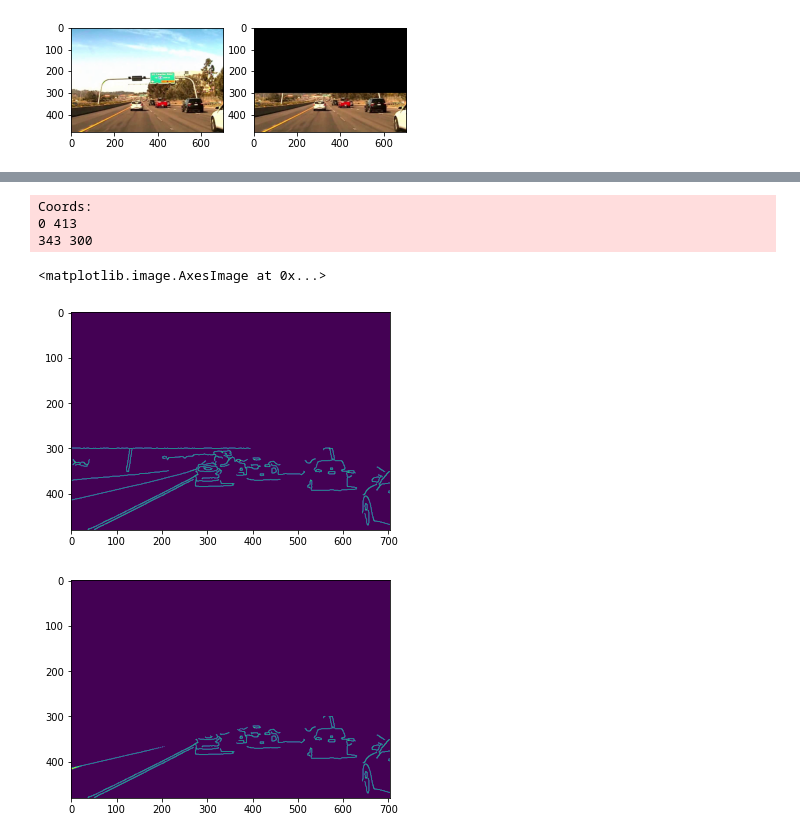
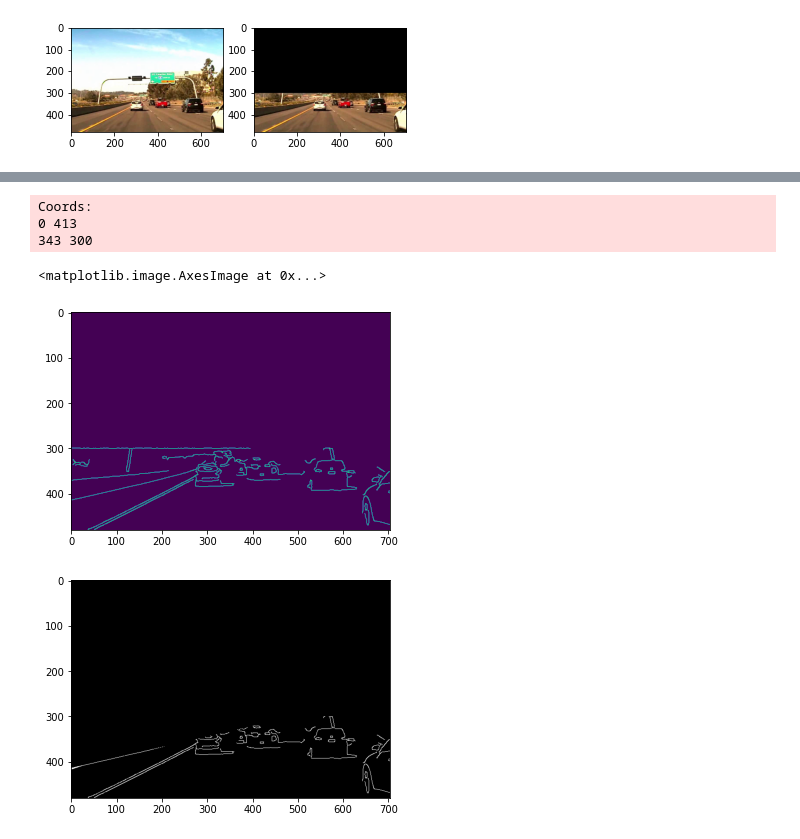
Before and after one commit to marios-stam/ROI_autonomous_cars, a Jupyter notebook: Untitled.ipynb, the cells around one changed output, grey strips where cells are left out. Saved outputs shown, nothing was run; the diff lists cells and outputs as text; code cells hidden in the pictures.

```diff
--- a/Untitled.ipynb
+++ b/Untitled.ipynb
@@ -221,6 +221,9 @@ def getMaskHighestSobel2(img,print_details):
 
 getMaskHighestSobel2.prev_threshold=0
 getMaskHighestSobel2.counter=0
+# %%
+GAUSSIAN_NOISE=1
+SALT_PEPPER_NOISE=1
 # %%
 frames=[]
 plt.figure()
@@ -233,7 +236,21 @@ while vidcap.isOpened():
         break
 
     img_color,img_gray=preProcessImg(image)
-    print_details=True if (count==100 or count in range(140,150)) else False
+
+
+    if (SALT_PEPPER_NOISE):
+        img_gray=addSaltPepperNoise(img_gray)
+
+    if (GAUSSIAN_NOISE):
+        img_gray=addGaussianNoise(img_gray)
+
+    if (SALT_PEPPER_NOISE):
+        img_gray=median_filter(img_gray)
+
+    if (GAUSSIAN_NOISE):
+        img_gray=moving_avg_filter(img_gray)
+
+    # print_details=True if (count==100 or count in range(140,150)) else False
     print_details=False
     mask=getMaskHighestSobel2(img_gray,print_details)
     masked_img=apply_mask(img_color,mask)
@@ -246,7 +263,7 @@ while vidcap.isOpened():
 
 #write video
 r,c=img_gray.shape
-write_video(frames,r,c)
+write_video(frames,r,c,name="with noise")
 # %% [output]
 300
 299
@@ -290,8 +307,8 @@ def find_lanes(img):
     min_line_length = 100  # minimum number of pixels making up a line
     max_line_gap = 10  # maximum gap in pixels between connectable line segments
     line_image = np.ones((gray.shape[0],gray.shape[1]) )  # creating a blank to draw lines on
-    plt.figure()
-    plt.imshow(edges)
+    # plt.figure()
+    # plt.imshow(edges)
     # Run Hough on edge detected image
     # Output "lines" is an array containing endpoints of detected line segments
     lines = cv2.HoughLinesP(edges, rho, theta, threshold, np.array([]),
@@ -339,12 +395,12 @@ def find_lanes(img):
 # %%
 line_mask,mlkia=find_lanes(frames[0])
 plt.figure()
-
-plt.imshow(line_mask*mlkia)
+plt.imshow(line_mask*mlkia,cmap="gray")
+# plt.imshow(frames[0])
 # %% [output]
 Coords:
 0 413
 343 300
 <matplotlib.image.AxesImage at 0x...>
 [figure]
-[figure, old version]
+[figure, new version]
```
Also changed, not shown: parts of 10 cells of this notebook, 3 other files.
